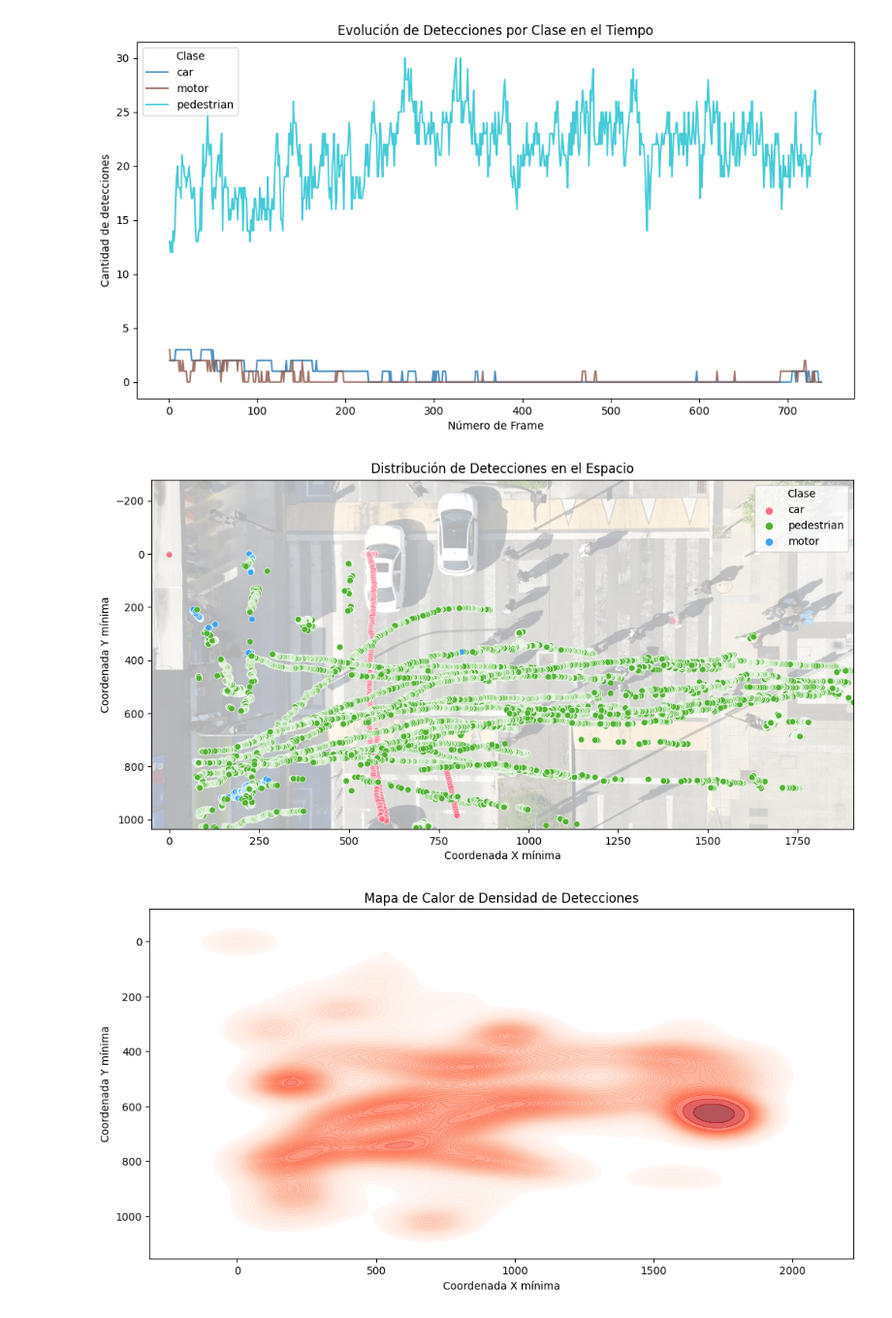
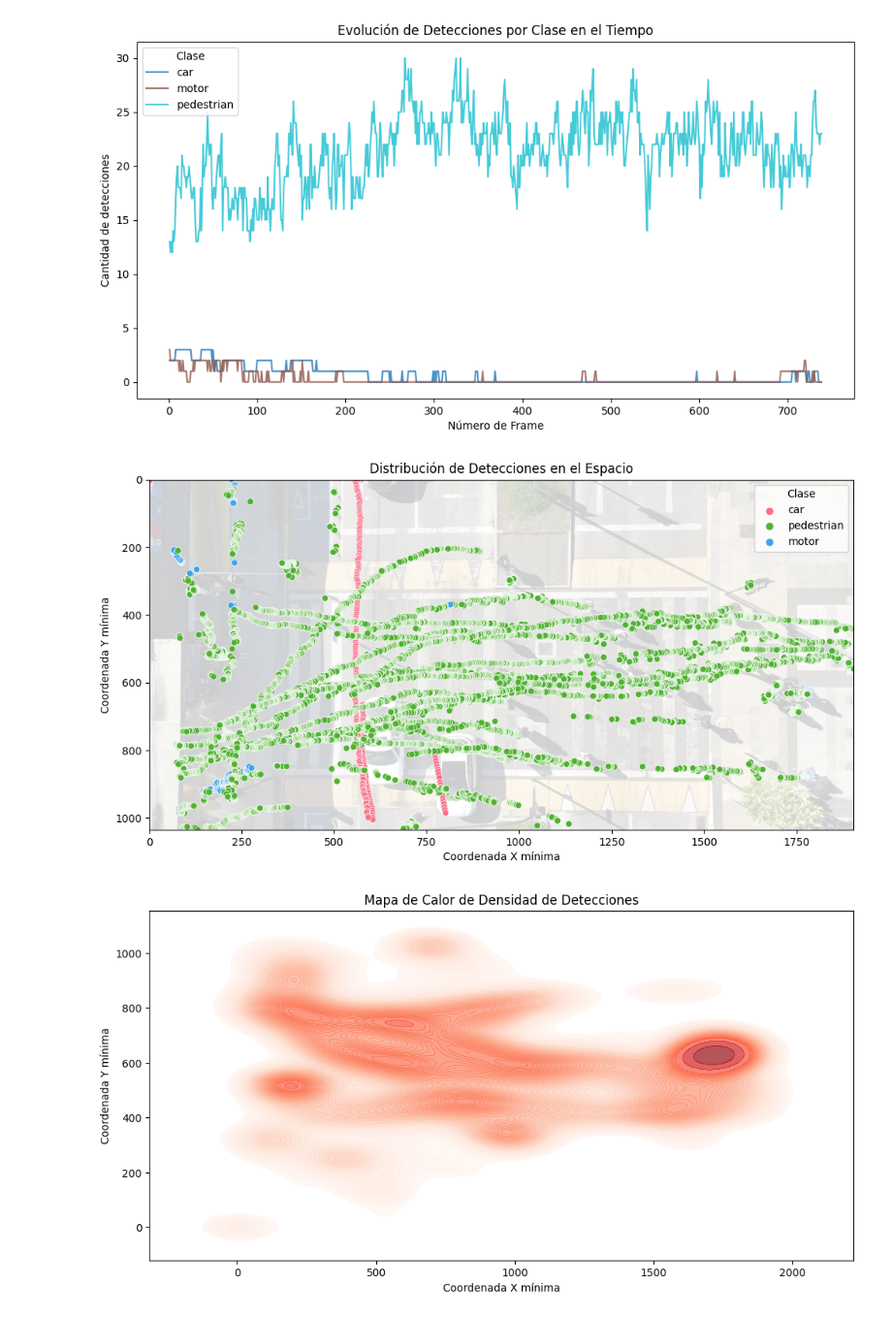
Before and after one commit to diegoalrv/yolo-flow, a Jupyter notebook: gráficos.ipynb, the cells around one changed output. Shown at 97% size. Drawn from its saved outputs; the diff is of its cells as text; code cells hidden in the pictures.

```diff
--- a/gráficos.ipynb
+++ b/gráficos.ipynb
@@ -31,7 +30,7 @@ plt.show()
 img = mpimg.imread("frame_inicial.jpg")
 
 plt.figure(figsize=(12, 6))
-plt.imshow(img, extent=[df["Xmin"].min() - 50, df["Xmin"].max(), df["Ymin"].min() - 280, df["Ymin"].max()], aspect='auto', alpha=0.3)
+plt.imshow(img, extent=[df["Xmin"].min(), df["Xmin"].max(), df["Ymin"].min(), df["Ymin"].max()], aspect='auto', alpha=0.2)
 sns.scatterplot(x=df["Xmin"], y=df["Ymin"], hue=df["Clase"], palette="husl")
 plt.xlabel("Coordenada X mínima")
 plt.ylabel("Coordenada Y mínima")
@@ -41,17 +40,15 @@ plt.legend(title="Clase", bbox_to_anchor=(1, 1))
 
 plt.show()
 # %% [output]
-[figure, old version]
+[figure, new version]
 # %%
 #Mapa calor
 plt.figure(figsize=(12, 6))
 sns.kdeplot(x=df["Xmin"], y=df["Ymin"], cmap="Reds", fill=True, levels=50, alpha=0.7)
 plt.xlabel("Coordenada X mínima")
 plt.ylabel("Coordenada Y mínima")
 plt.title("Mapa de Calor de Densidad de Detecciones")
 
-plt.gca().invert_yaxis()
-
 plt.show()
 # %% [output]
-[figure, old version]
+[figure, new version]
```
Also changed, not shown: parts of 1 cell of this notebook, 1 other file.
